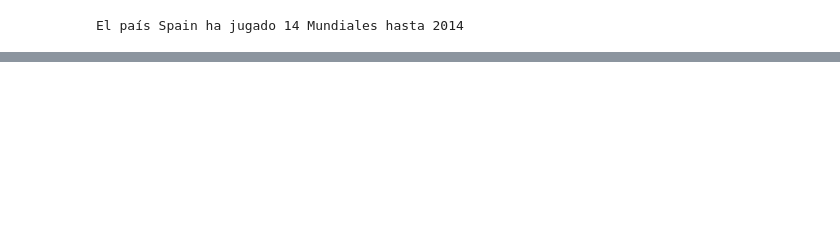
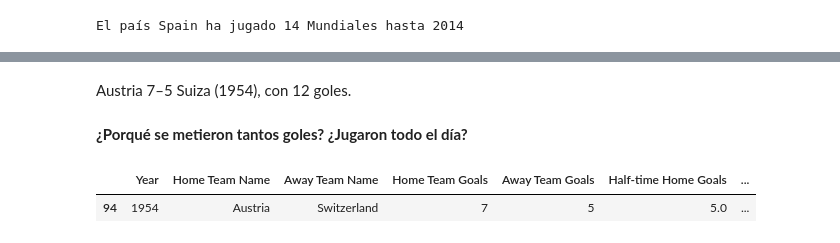
Before and after one commit to claudiocdc/fifa-world-cup-analysis, a Jupyter notebook: 01_Limpieza_Fifa_WorldCup.ipynb, the cells around one changed output, grey strips where cells are left out. Saved outputs shown, nothing was run; the diff lists cells and outputs as text; code cells hidden in the pictures; blank space fills up the shorter version.

```diff
--- a/01_Limpieza_Fifa_WorldCup.ipynb
+++ b/01_Limpieza_Fifa_WorldCup.ipynb
@@ -234,0 +262,12 @@ El país Spain ha jugado 14 Mundiales hasta 2014
+# %% [markdown]
+Austria 7–5 Suiza (1954), con 12 goles.
+# %% [markdown]
+**¿Porqué se metieron tantos goles? ¿Jugaron todo el día?**
+# %%
+#vamos a guardar los datos del partido para trabajarlos
+
+top_match = df_matches.sort_values('total_goals',ascending = False).head(1)
+top_match[['Year','Home Team Name','Away Team Name','Home Team Goals','Away Team Goals','Half-time Home Goals','Half-time Away Goals','Win conditions']]
+# %% [output]
+|  | Year | Home Team Name | Away Team Name | Home Team Goals | Away Team Goals | Half-time Home Goals | ... |
+| 94 | 1954 | Austria | Switzerland | 7 | 5 | 5.0 | ... |
```
Also changed, not shown: parts of 20 cells of this notebook.
